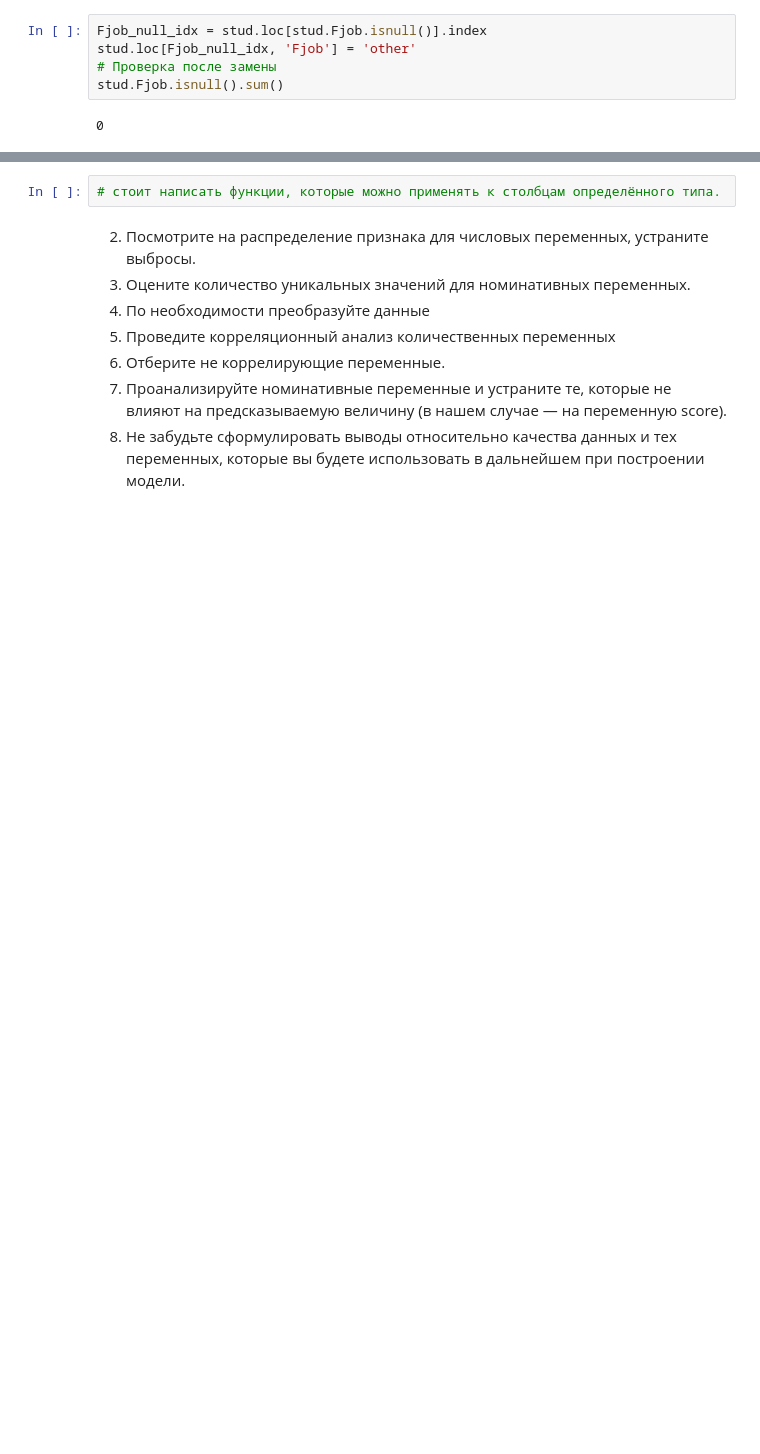
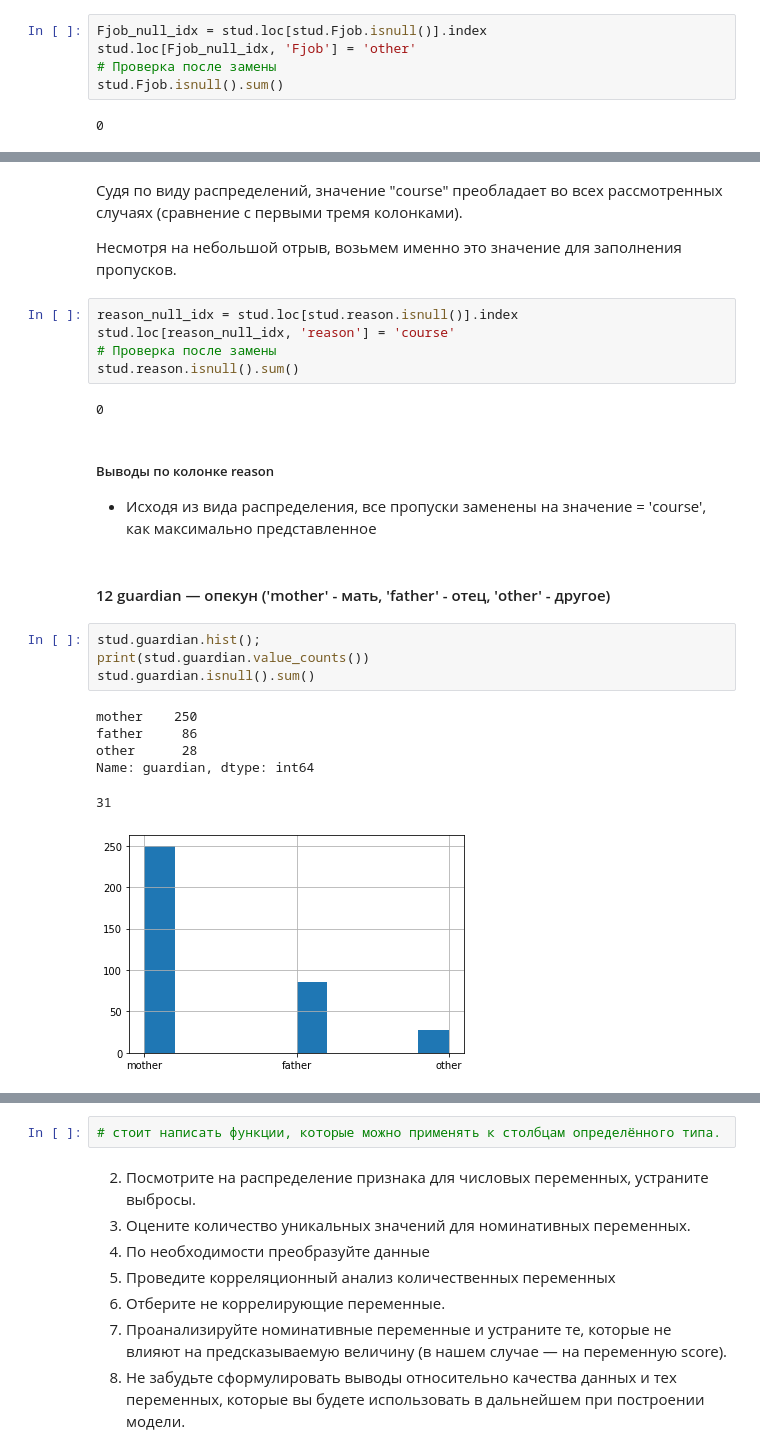
Before and after one commit to obkiselev/SF, a Jupyter notebook: real_DS-05_EDA/homework/stud_math.ipynb, the cells around one changed output, grey strips where cells are left out. Saved outputs shown, nothing was run; the diff lists cells and outputs as text; blank space fills up the shorter version.

```diff
--- a/real_DS-05_EDA/homework/stud_math.ipynb
+++ b/real_DS-05_EDA/homework/stud_math.ipynb
@@ -641,0 +692,27 @@ stud.Fjob.isnull().sum()
+# %% [markdown]
+Судя по виду распределений, значение "course" преобладает во всех рассмотренных случаях (сравнение с первыми тремя колонками).
+
+Несмотря на небольшой отрыв, возьмем именно это значение для заполнения пропусков.
+# %%
+reason_null_idx = stud.loc[stud.reason.isnull()].index
+stud.loc[reason_null_idx, 'reason'] = 'course'
+# Проверка после замены
+stud.reason.isnull().sum()
+# %% [output]
+0
+# %% [markdown]
+##### Выводы по колонке reason
+- Исходя из вида распределения, все пропуски заменены на значение = 'course', как максимально представленное
+# %% [markdown]
+#### 12 guardian — опекун ('mother' - мать, 'father' - отец, 'other' - другое)
+# %%
+stud.guardian.hist();
+print(stud.guardian.value_counts())
+stud.guardian.isnull().sum()
+# %% [output]
+mother    250
+father     86
+other      28
+Name: guardian, dtype: int64
+31
+[figure, added]
```
Also changed, not shown: parts of 127 cells of this notebook, 1 other file.
